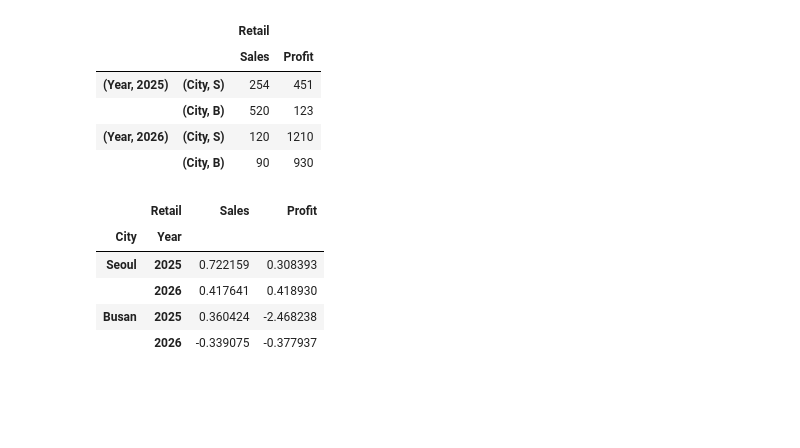
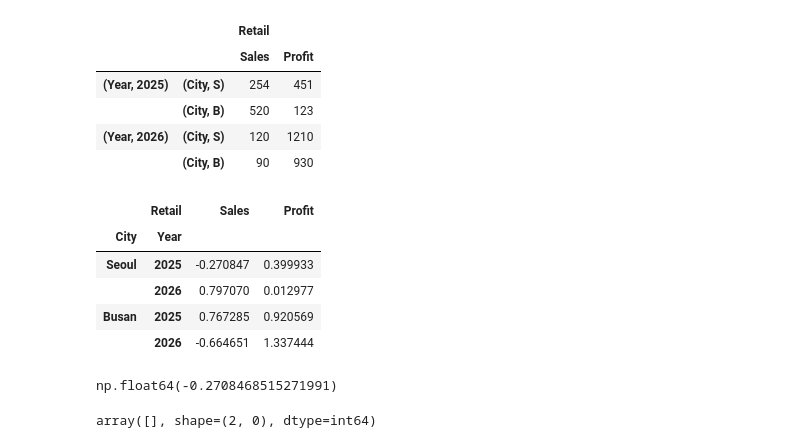
Before and after one commit to han942/vscode, a Jupyter notebook: dataprocess_class/week4/prac_week4.ipynb, the cells around one changed output. Drawn from its saved outputs; the diff is of its cells as text; code cells hidden in the pictures; blank space fills up the shorter version.

```diff
--- a/dataprocess_class/week4/prac_week4.ipynb
+++ b/dataprocess_class/week4/prac_week4.ipynb
@@ -216,13 +221,24 @@ pd.DataFrame(it)
 # %%
 arrays = [['Seoul','Busan'],[2025,2026]]
 
 index=  pd.MultiIndex.from_product(arrays,names=['City','Year'])
 
-pd.DataFrame(np.random.randn(4,2),index=index,columns=pd.Series(['Sales','Profit'],name='Retail'))
+a = pd.DataFrame(np.random.randn(4,2),index=index,columns=pd.Series(['Sales','Profit'],name='Retail'))
+a
 # %% [output]
 |  | Retail | Sales | Profit |
 | City | Year |  |  |
-| Seoul | 2025 | 0.722159 | 0.308393 |
-|  | 2026 | 0.417641 | 0.418930 |
-| Busan | 2025 | 0.360424 | -2.468238 |
-|  | 2026 | -0.339075 | -0.377937 |
+| Seoul | 2025 | -0.270847 | 0.399933 |
+|  | 2026 | 0.797070 | 0.012977 |
+| Busan | 2025 | 0.767285 | 0.920569 |
+|  | 2026 | -0.664651 | 1.337444 |
+# %%
+a.loc[('Seoul',2025)]['Sales']
+# %% [output]
+np.float64(-0.2708468515271991)
+# %%
+x = np.arange(6).reshape(2,-1)
+
+x[:,x.sum(0)%2 ==0]
+# %% [output]
+array([], shape=(2, 0), dtype=int64)
```
Also changed, not shown: parts of 2 cells of this notebook, 3 other files.
